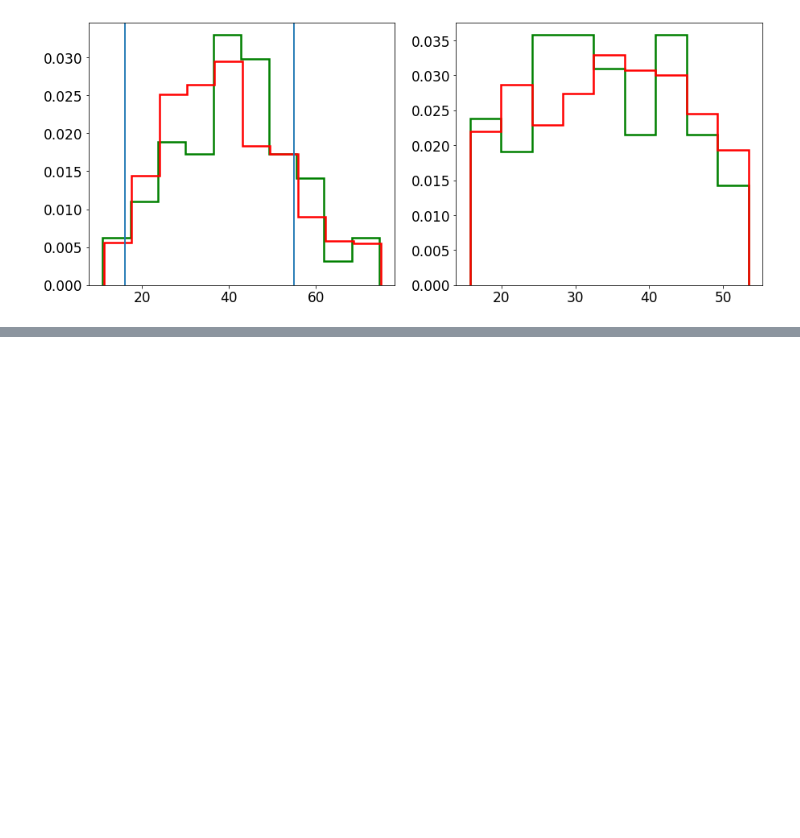
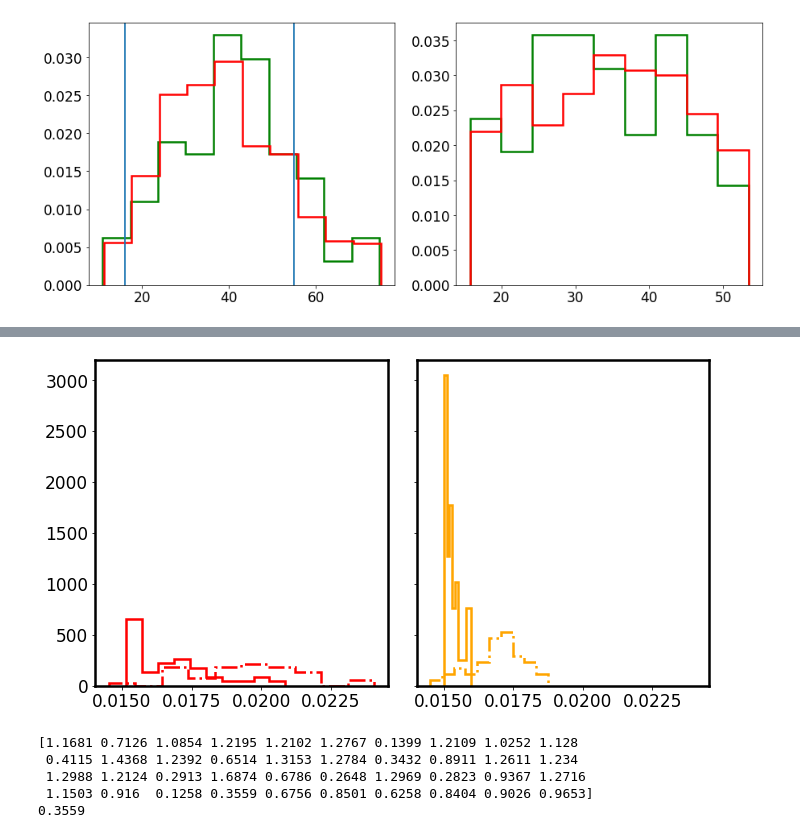
Before and after one commit to SvPoder/exoplanets, a Jupyter notebook: jupyter-notebook/simulations.ipynb, the cells around one changed output, grey strips where cells are left out. Cells and saved outputs as stored; diff of their text form; code cells hidden in the pictures; blank space fills up the shorter version.

```diff
--- a/jupyter-notebook/simulations.ipynb
+++ b/jupyter-notebook/simulations.ipynb
@@ -1301,0 +1362,31 @@ for n in nBDs:
+# %%
+# Load theoretical cooling model
+path = "/home/mariacst/exoplanets/running/data/"
+data = np.genfromtxt(path + "./ATMO_CEQ_vega_MIRI.txt", unpack=True)
+points = np.transpose(data[0:2, :])
+values = data[2]
+
+# Mock observation
+from mock_generation import mock_population_all_check
+s = 0.2
+gamma_true = 1.2; rs_true=20.; f_true=1.; v=100; rho0_true=0.42; Tcut=650.
+
+
+M_min = 0.015*M_sun.value/M_jup.value
+M_max = 0.051*M_sun.value/M_jup.value
+bins  = np.linspace(M_min, M_max, 10)
+
+Mmin_100 = []; Mmin_1000 = []; Mmax_100 = []; Mmax_1000 = []
+MminR_100 = []; MminR_1000 = []; MmaxR_100 = []; MmaxR_1000 = []
+
+for i in range(40):
+    np.random.seed(i+1)
+    (robs, robs_R, sigmarobs, Tobs, Tobs_R, sigmaTobs, Mobs, Mobs_R,
+     sigmaMobs, Aobs, Aobs_R, sigmaAobs) = mock_population_all_check(1000, 0.1, s, s, s, f_true, gamma_true,
+                                            rs_true, rho0_true=rho0_true, Tmin=Tcut, v=v)
+    print(i+1, robs[187], Tobs[187])
+    Mmin_100.append(np.min(Mobs[:100])); Mmax_100.append(np.max(Mobs[:100]))
+    Mmin_1000.append(np.min(Mobs)); Mmax_1000.append(np.max(Mobs))
+
+    MminR_100.append(np.min(Mobs_R[:100])); MmaxR_100.append(np.max(Mobs_R[:100]))
+    MminR_1000.append(np.min(Mobs_R)); MmaxR_1000.append(np.max(Mobs_R))
@@ -1301,0 +1411,25 @@ for n in nBDs:
+# %%
+fig, ax = plt.subplots(1, 2, figsize=(11, 6), sharex=True, sharey=True)
+
+ax[0].hist(Mmin_100, lw=2.5, color="red", histtype="step", density=True)
+ax[1].hist(Mmin_1000, lw=2.5, color="orange", histtype="step", density=True)
+ax[0].hist( MminR_100, lw=2.5, color="red", histtype="step", ls="-.", density=True)
+ax[1].hist( MminR_1000, lw=2.5, color="orange", histtype="step", ls="-.", density=True)
+
+fig.subplots_adjust(wspace=0.1)
+# %% [output]
+[figure, added]
+# %%
+nBDs=1000; rel_unc=0.2; f=1.; _g=1.2; _rs=20.
+ex="fixedT10v100Tcut650_nocutTwn"
+data = np.genfromtxt("/home/mariacst/exoplanets/running/Tcut_ana/statistics_" + ex +
+                    ("_N%i_sigma%.1f_f%.1fgamma%.1frs%.1f" %(nBDs, rel_unc, f, _g, _rs)), unpack=True)
+median = data[4]
+print(median)
+print(median[33])
+# %% [output]
+[1.1681 0.7126 1.0854 1.2195 1.2102 1.2767 0.1399 1.2109 1.0252 1.128
+ 0.4115 1.4368 1.2392 0.6514 1.3153 1.2784 0.3432 0.8911 1.2611 1.234
+ 1.2988 1.2124 0.2913 1.6874 0.6786 0.2648 1.2969 0.2823 0.9367 1.2716
+ 1.1503 0.916  0.1258 0.3559 0.6756 0.8501 0.6258 0.8404 0.9026 0.9653]
+0.3559
```
Also changed, not shown: parts of 11 cells of this notebook, 3 other files.
